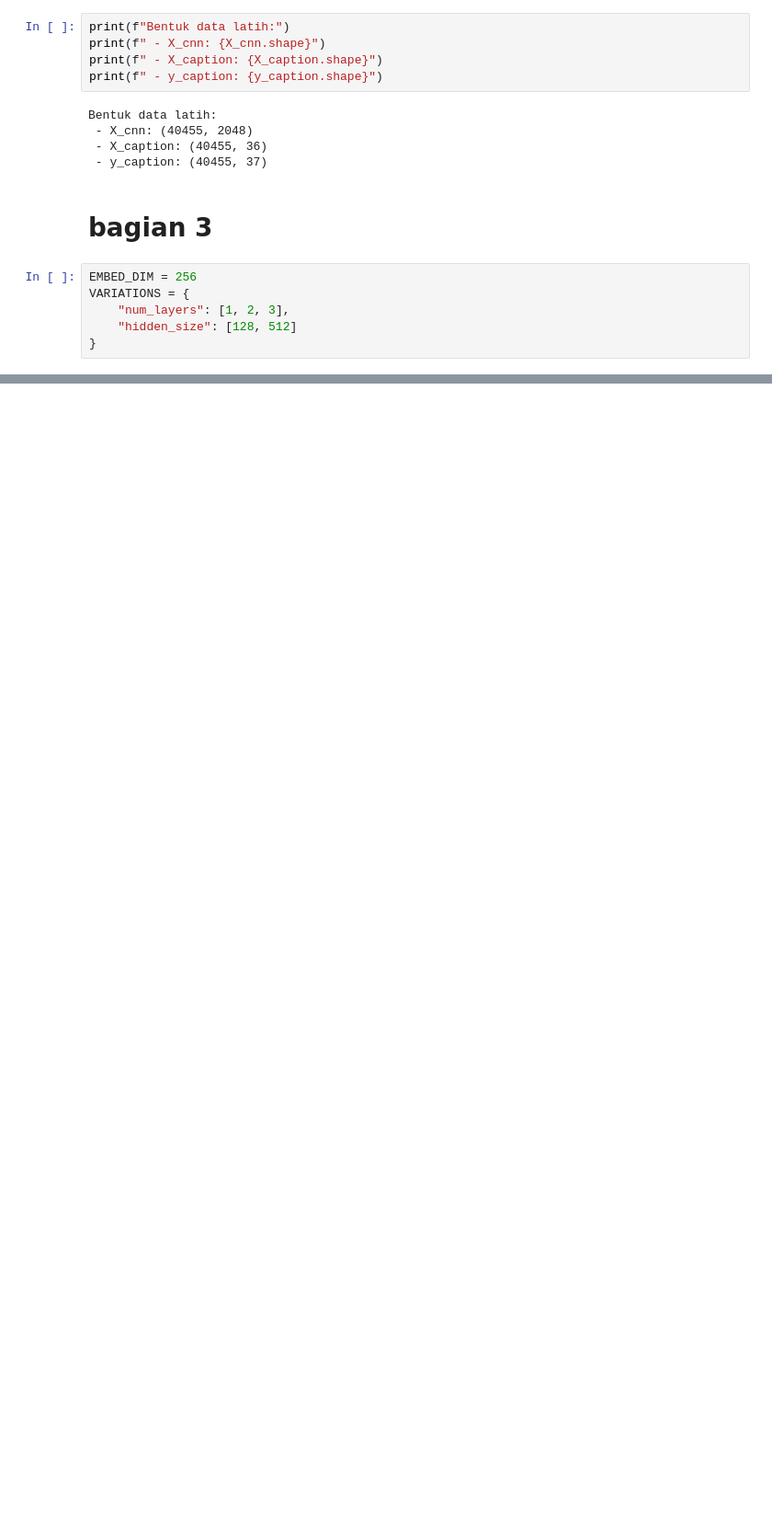
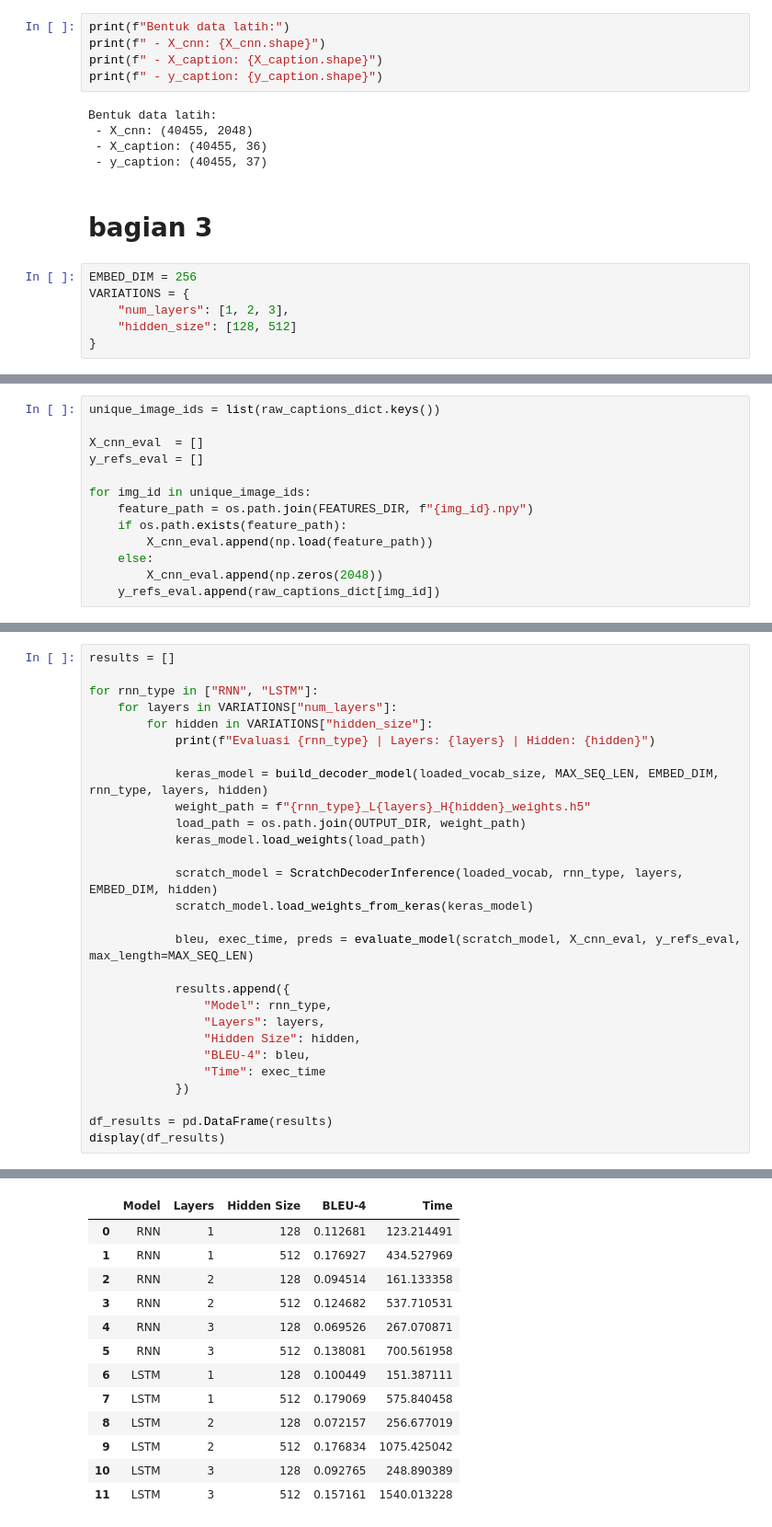
Before and after one commit to Azzkaaaa/Tugas-Besar-ML-2, a Jupyter notebook: src/notebook/rnn_ltsm_experiments.ipynb, the cells around one changed output, grey strips where cells are left out. Shown at 92% size. Drawn from its saved outputs; the diff is of its cells as text; blank space fills up the shorter version.

Commit message:
feat(rnn-lstm): compare variations

```diff
--- a/src/notebook/rnn_ltsm_experiments.ipynb
+++ b/src/notebook/rnn_ltsm_experiments.ipynb
@@ -233,0 +267,13 @@ for rnn_type in ["RNN", "LSTM"]:
+# %%
+unique_image_ids = list(raw_captions_dict.keys())
+
+X_cnn_eval  = []
+y_refs_eval = []
+
+for img_id in unique_image_ids:
+    feature_path = os.path.join(FEATURES_DIR, f"{img_id}.npy")
+    if os.path.exists(feature_path):
+        X_cnn_eval.append(np.load(feature_path))
+    else:
+        X_cnn_eval.append(np.zeros(2048))
+    y_refs_eval.append(raw_captions_dict[img_id])
@@ -233,0 +287,29 @@ for rnn_type in ["RNN", "LSTM"]:
+# %%
+results = []
+
+for rnn_type in ["RNN", "LSTM"]:
+    for layers in VARIATIONS["num_layers"]:
+        for hidden in VARIATIONS["hidden_size"]:
+            print(f"Evaluasi {rnn_type} | Layers: {layers} | Hidden: {hidden}")
+
+            keras_model = build_decoder_model(loaded_vocab_size, MAX_SEQ_LEN, EMBED_DIM, rnn_type, layers, hidden)
+            weight_path = f"{rnn_type}_L{layers}_H{hidden}_weights.h5"
+            load_path = os.path.join(OUTPUT_DIR, weight_path)
+            keras_model.load_weights(load_path)
+
+            scratch_model = ScratchDecoderInference(loaded_vocab, rnn_type, layers, EMBED_DIM, hidden)
+            scratch_model.load_weights_from_keras(keras_model)
+
+            bleu, exec_time, preds = evaluate_model(scratch_model, X_cnn_eval, y_refs_eval, max_length=MAX_SEQ_LEN)
+
+            results.append({
+                "Model": rnn_type,
+                "Layers": layers,
+                "Hidden Size": hidden,
+                "BLEU-4": bleu,
+                "Time": exec_time
+            })
+
+df_results = pd.DataFrame(results)
+display(df_results)
+# %% [output]
@@ -233,0 +328,13 @@ for rnn_type in ["RNN", "LSTM"]:
+|  | Model | Layers | Hidden Size | BLEU-4 | Time |
+| 0 | RNN | 1 | 128 | 0.112681 | 123.214491 |
+| 1 | RNN | 1 | 512 | 0.176927 | 434.527969 |
+| 2 | RNN | 2 | 128 | 0.094514 | 161.133358 |
+| 3 | RNN | 2 | 512 | 0.124682 | 537.710531 |
+| 4 | RNN | 3 | 128 | 0.069526 | 267.070871 |
+| 5 | RNN | 3 | 512 | 0.138081 | 700.561958 |
+| 6 | LSTM | 1 | 128 | 0.100449 | 151.387111 |
+| 7 | LSTM | 1 | 512 | 0.179069 | 575.840458 |
+| 8 | LSTM | 2 | 128 | 0.072157 | 256.677019 |
+| 9 | LSTM | 2 | 512 | 0.176834 | 1075.425042 |
+| 10 | LSTM | 3 | 128 | 0.092765 | 248.890389 |
+| 11 | LSTM | 3 | 512 | 0.157161 | 1540.013228 |
```
Also changed, not shown: parts of 6 cells of this notebook, 3 other files.
